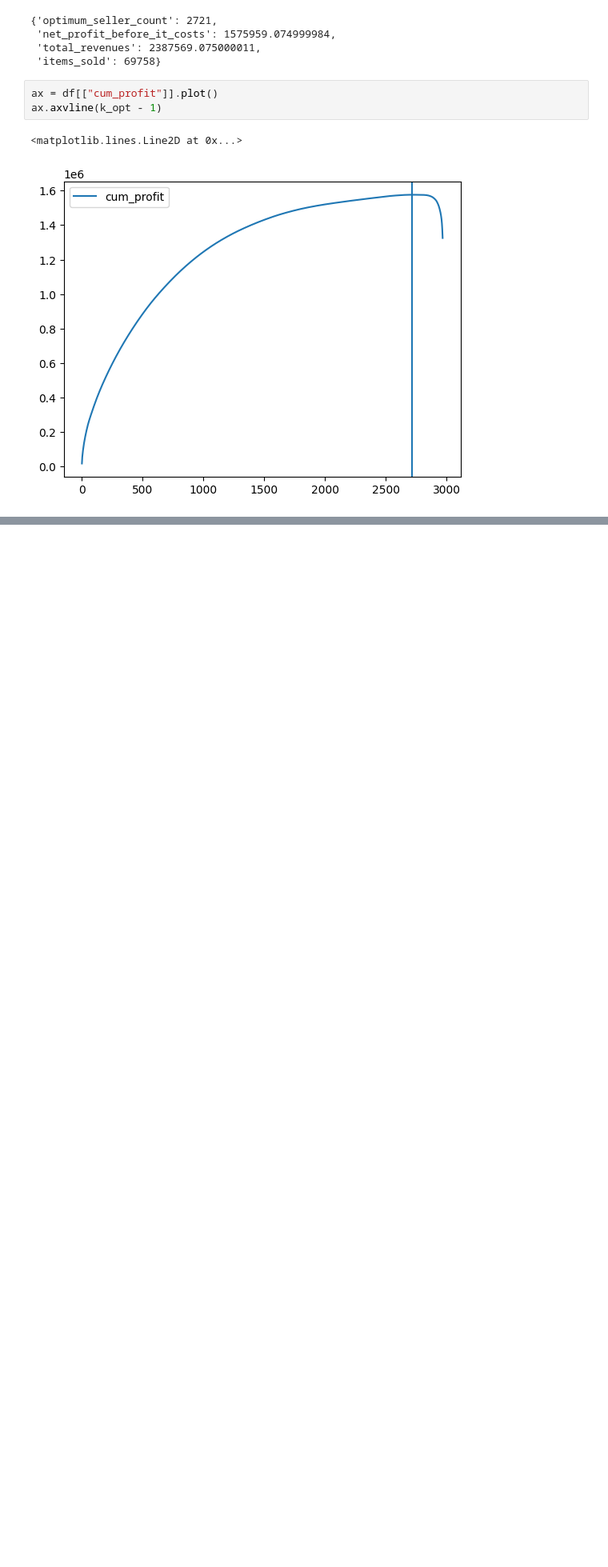
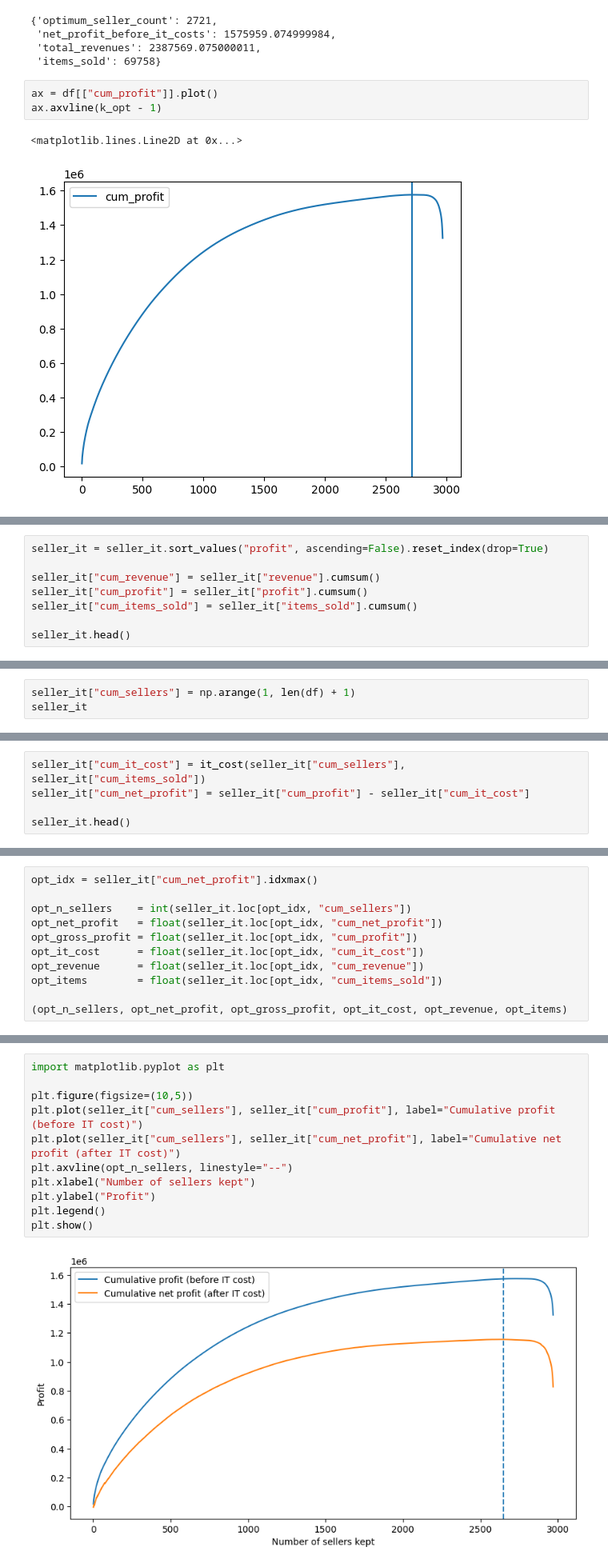
Before and after one commit to elifcubukcu18/data-olist-ceo-request, a Jupyter notebook: seller.ipynb, the cells around one changed output, grey strips where cells are left out. Shown at 80% size. Drawn from its saved outputs; the diff is of its cells as text; blank space fills up the shorter version.

Commit message:
Add IT cost model and net cumulative profit optimization analysis

```diff
--- a/seller.ipynb
+++ b/seller.ipynb
@@ -188,0 +210,8 @@ ax.axvline(k_opt - 1)
+# %%
+seller_it = seller_it.sort_values("profit", ascending=False).reset_index(drop=True)
+
+seller_it["cum_revenue"] = seller_it["revenue"].cumsum()
+seller_it["cum_profit"] = seller_it["profit"].cumsum()
+seller_it["cum_items_sold"] = seller_it["items_sold"].cumsum()
+
+seller_it.head()
@@ -188,0 +225,3 @@ ax.axvline(k_opt - 1)
+# %%
+seller_it["cum_sellers"] = np.arange(1, len(df) + 1)
+seller_it
@@ -188,0 +242,5 @@ ax.axvline(k_opt - 1)
+# %%
+seller_it["cum_it_cost"] = it_cost(seller_it["cum_sellers"], seller_it["cum_items_sold"])
+seller_it["cum_net_profit"] = seller_it["cum_profit"] - seller_it["cum_it_cost"]
+
+seller_it.head()
@@ -188,0 +254,11 @@ ax.axvline(k_opt - 1)
+# %%
+opt_idx = seller_it["cum_net_profit"].idxmax()
+
+opt_n_sellers    = int(seller_it.loc[opt_idx, "cum_sellers"])
+opt_net_profit   = float(seller_it.loc[opt_idx, "cum_net_profit"])
+opt_gross_profit = float(seller_it.loc[opt_idx, "cum_profit"])
+opt_it_cost      = float(seller_it.loc[opt_idx, "cum_it_cost"])
+opt_revenue      = float(seller_it.loc[opt_idx, "cum_revenue"])
+opt_items        = float(seller_it.loc[opt_idx, "cum_items_sold"])
+
+(opt_n_sellers, opt_net_profit, opt_gross_profit, opt_it_cost, opt_revenue, opt_items)
@@ -188,0 +272,13 @@ ax.axvline(k_opt - 1)
+# %%
+import matplotlib.pyplot as plt
+
+plt.figure(figsize=(10,5))
+plt.plot(seller_it["cum_sellers"], seller_it["cum_profit"], label="Cumulative profit (before IT cost)")
+plt.plot(seller_it["cum_sellers"], seller_it["cum_net_profit"], label="Cumulative net profit (after IT cost)")
+plt.axvline(opt_n_sellers, linestyle="--")
+plt.xlabel("Number of sellers kept")
+plt.ylabel("Profit")
+plt.legend()
+plt.show()
+# %% [output]
+[figure, added]
```
Also changed, not shown: parts of 9 cells of this notebook.
